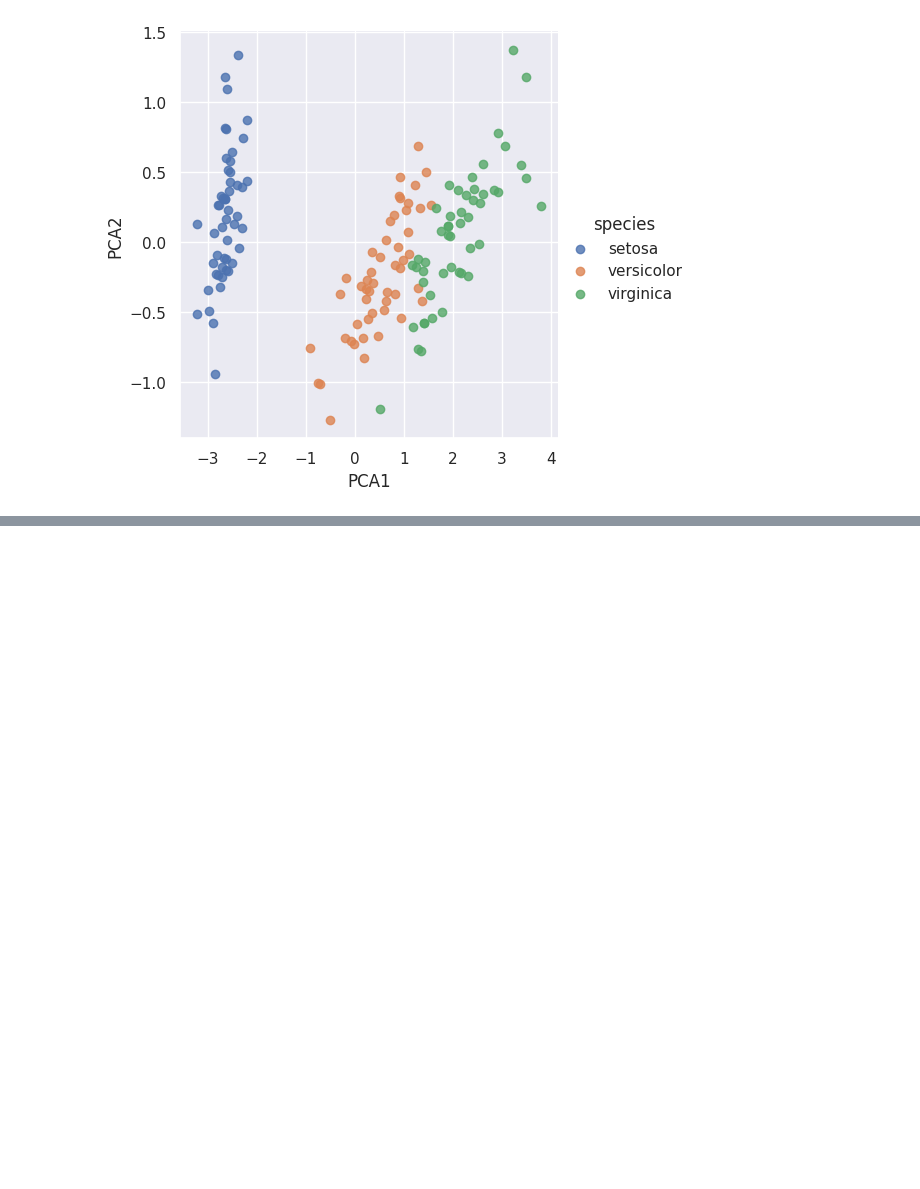
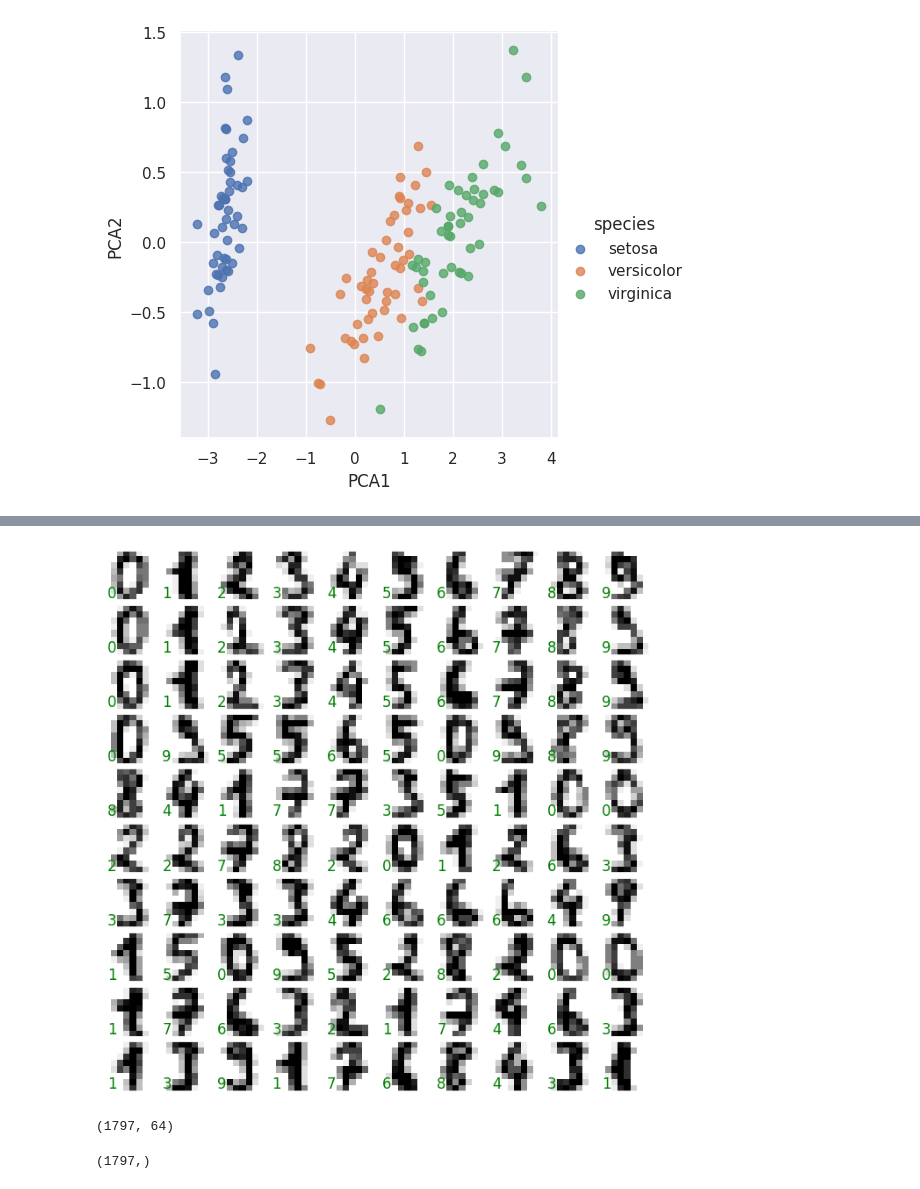
Before and after one commit to daf01-web/Mineria-de-Datos, a Jupyter notebook: Segundo Parcial.ipynb, the cells around one changed output, grey strips where cells are left out. Cells and saved outputs as stored; diff of their text form; code cells hidden in the pictures; blank space fills up the shorter version.

```diff
--- a/Segundo Parcial.ipynb
+++ b/Segundo Parcial.ipynb
@@ -145,0 +168,23 @@ sns.lmplot(x="PCA1", y="PCA2", hue='species', data=iris, fit_reg=False);
+# %%
+import matplotlib.pyplot as plt
+
+fig, axes = plt.subplots(10, 10, figsize=(8, 8),
+                         subplot_kw={'xticks':[], 'yticks':[]},
+                         gridspec_kw=dict(hspace=0.1, wspace=0.1))
+
+for i, ax in enumerate(axes.flat):
+    ax.imshow(digits.images[i], cmap='binary', interpolation='nearest')
+    ax.text(0.05, 0.05, str(digits.target[i]),
+            transform=ax.transAxes, color='green')
+# %% [output]
+[figure, added]
+# %%
+X = digits.data
+X.shape
+# %% [output]
+(1797, 64)
+# %%
+y = digits.target
+y.shape
+# %% [output]
+(1797,)
```
Also changed, not shown: parts of 5 cells of this notebook.
